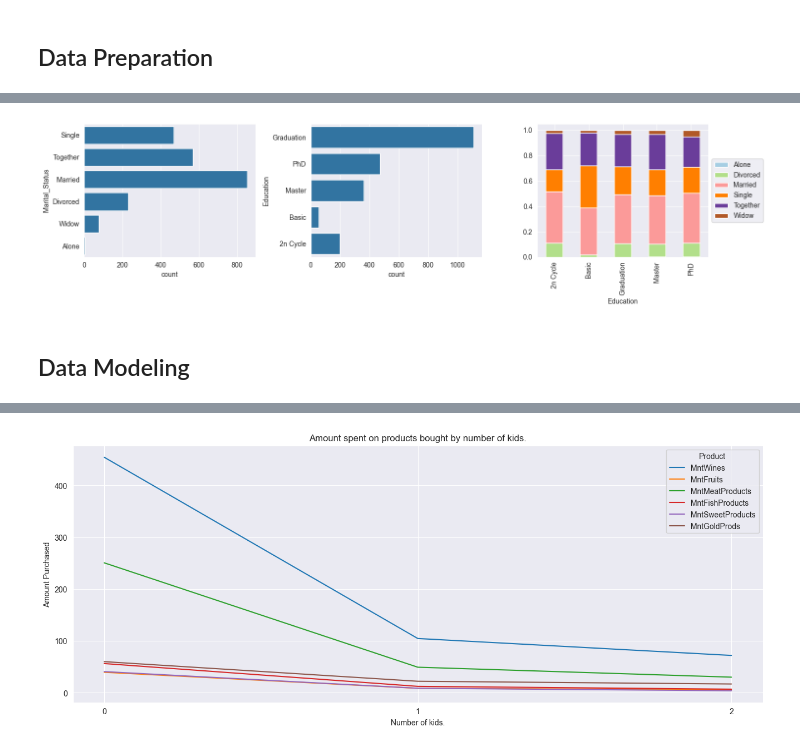
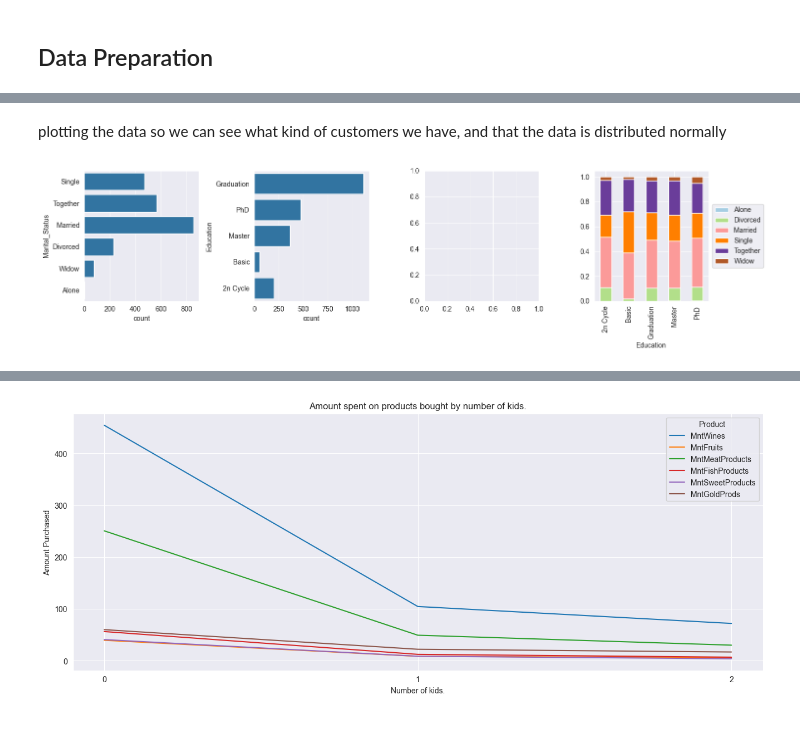
Before and after one commit to joojaa7/dataK-koneO, a Jupyter notebook: Project/project.ipynb, the cells around one changed output, grey strips where cells are left out. Saved outputs shown, nothing was run; the diff lists cells and outputs as text; code cells hidden in the pictures.

```diff
--- a/Project/project.ipynb
+++ b/Project/project.ipynb
@@ -72,0 +86,14 @@ array(['Single', 'Together', 'Married', 'Divorced', 'Widow', 'Alone'],
+# %%
+df['TotalSpent'] = df['MntWines'] + df['MntFruits'] + df['MntMeatProducts'] + df['MntFishProducts'] + df['MntSweetProducts'] + df['MntGoldProds']
+df["Age"] = 2015 - df["Year_Birth"]
+df.drop(columns = ['ID',"Z_CostContact","Z_Revenue","Response"] , axis=1, inplace=True)
+df = df.dropna()
+
+df = df[~df["Marital_Status"].isin(["Absurd", "YOLO"])]
+df["Has_Partner"] = df["Marital_Status"].apply(lambda x: 1 if x in ["Together", "Married"] else 0)
+df["AcceptedCmpAny"] = df["AcceptedCmp1"] + df["AcceptedCmp2"] + df["AcceptedCmp3"] + df["AcceptedCmp4"] + df["AcceptedCmp5"]
+df["AcceptedCmpAny"] = df["AcceptedCmpAny"].apply(lambda x: 1 if x > 0 else 0)
+df["IsAlone"] = df["Kidhome"] + df["Teenhome"] + df["Has_Partner"]
+df["IsAlone"] = df["IsAlone"].apply(lambda x: 1 if x == 0 else 0)
+df["SingleParent"] = ((df["Has_Partner"] == 0) & ((df["Kidhome"] > 0) | (df["Teenhome"] > 0))).astype(int)
+df = df.drop(columns=["AcceptedCmp1","AcceptedCmp2","AcceptedCmp3","AcceptedCmp4","AcceptedCmp5"], axis=1)
@@ -105,0 +140,5 @@ Age_outliers.head()
+# %%
+num_groups = 3
+
+df["IncomeCategory"] = pd.qcut(df["Income"], q=num_groups, labels=["Low Income", "Medium Income", "High Income"])
+df["SpendingHabits"] = pd.qcut(df["TotalSpent"], q=num_groups, labels=["Low Spender", "Medium Spender", "High Spender"])
@@ -106,16 +155,21 @@ Age_outliers.head()
+# %% [markdown]
+plotting the data so we can see what kind of customers we have, and that the data is distributed normally
 # %%
 import seaborn as sns
 import matplotlib.pyplot as plt
-# Taking a look at the categorical variables
-fig, ax = plt.subplots(1,3, figsize=(15,4))
+
+
+fig, ax = plt.subplots(1,4, figsize=(15,4))
+
 sns.countplot(df['Marital_Status'], ax=ax[0])
+
 sns.countplot(df['Education'], ax=ax[1])
+
 df_plot = df.groupby(['Marital_Status', 'Education']).size().reset_index().pivot(columns='Marital_Status', index='Education', values=0,)
-df_plot.apply(lambda x: x/x.sum(), axis=1).plot(kind='bar', stacked=True, ax=ax[2],  colormap='Paired')
+df_plot.apply(lambda x: x/x.sum(), axis=1).plot(kind='bar', stacked=True, ax=ax[3],  colormap='Paired')
 plt.legend(loc='center left', bbox_to_anchor=(1.0, 0.5))
+plt.tight_layout()
 
-plt.tight_layout()
-# Heittää warningia, toimii (?) näemmä ilmanki
 #fig.show()
 # %% [output]
-[figure, old version]
+[figure, new version]
@@ -126,2 +175,0 @@ X_continuous = df[features]
-# %% [markdown]
-## Data Modeling
```
Also changed, not shown: parts of 61 cells of this notebook.
